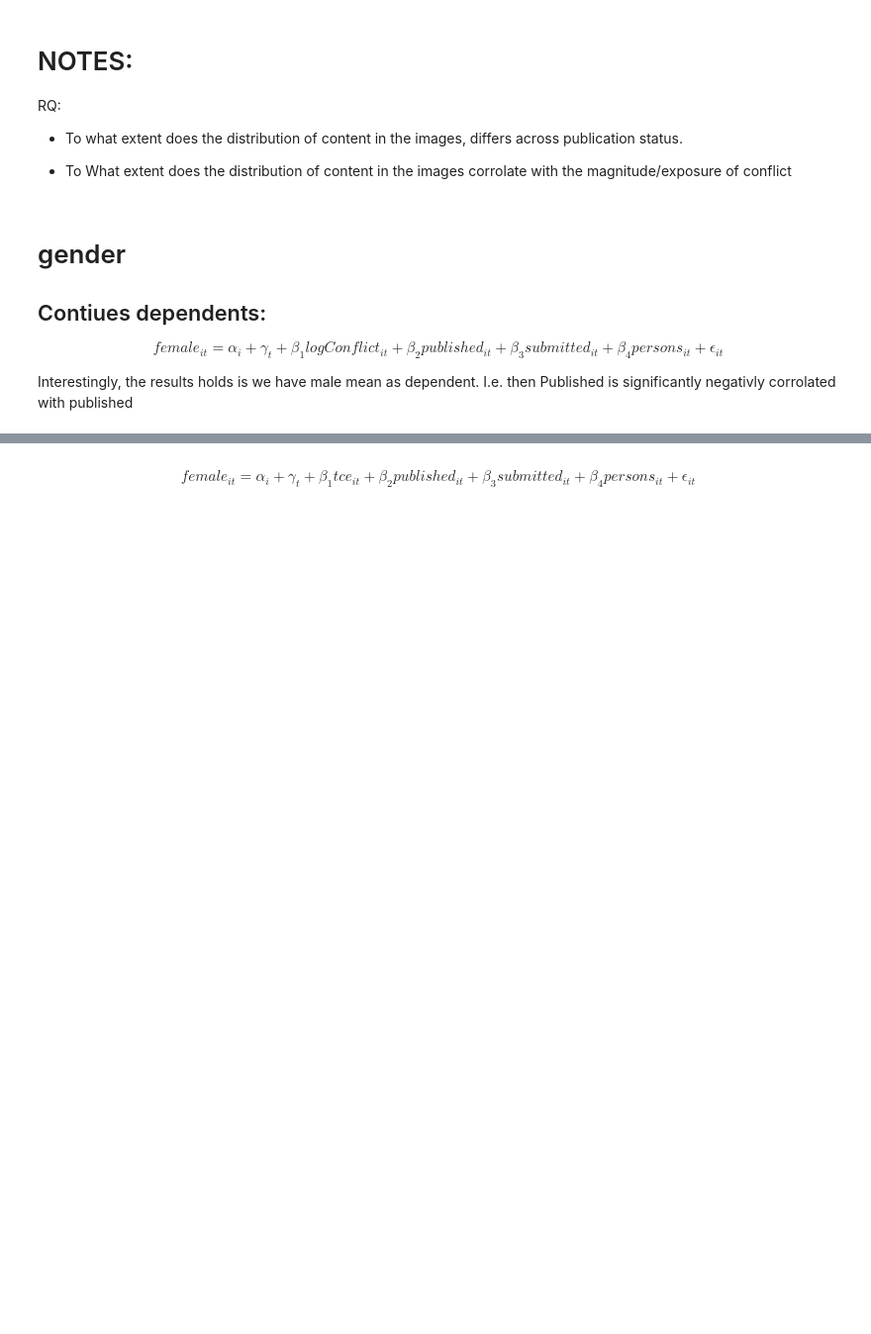
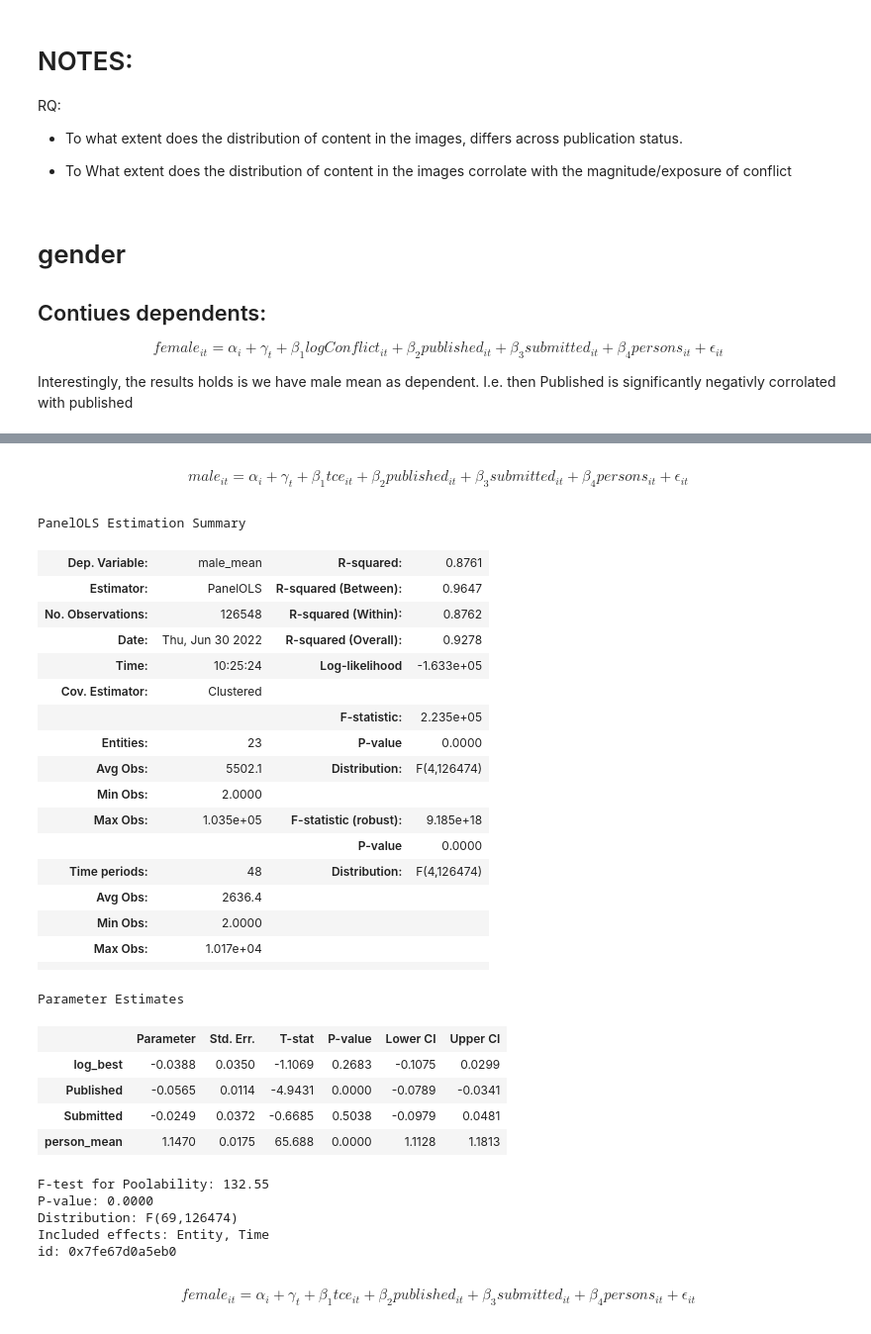
Before and after one commit to Polichinel/Detectron2, a Jupyter notebook: misc/assorted_stats.ipynb, the cells around one changed output, grey strips where cells are left out. Shown at 99% size. Drawn from its saved outputs; the diff is of its cells as text; code cells hidden in the pictures; blank space fills up the shorter version.

```diff
--- a/misc/assorted_stats.ipynb
+++ b/misc/assorted_stats.ipynb
@@ -96,3 +96,50 @@ id: 0x7f454f129eb0
+# %% [markdown]
+$$
+male_{it} = \alpha_{i} + \gamma_{t} + \beta_{1} tce_{it} + \beta_{2} published_{it} + \beta_{3} submitted_{it} + \beta_{4} persons_{it} + \epsilon_{it}
+$$
+# %%
+X = df_sub.loc[:,['log_best', 'Published', 'Submitted', 'person_mean']] # raw is ref
+y = df_sub.loc[:, 'male_mean']
+
+m = PanelOLS(dependent=y,
+            exog=X,
+            entity_effects=True,
+            time_effects=True,
+            drop_absorbed = True)
+
+# m = PanelOLS.from_formula('female_mean ~ log_best + Published + Submitted + person_mean + EntityEffects + TimeEffects', data=df_sub)
+
+m.fit(cov_type='clustered', cluster_time=True, cluster_entity=True)
+# %% [output]
+PanelOLS Estimation Summary
+| Dep. Variable: | male_mean | R-squared: | 0.8761 |
+| Estimator: | PanelOLS | R-squared (Between): | 0.9647 |
+| No. Observations: | 126548 | R-squared (Within): | 0.8762 |
+| Date: | Thu, Jun 30 2022 | R-squared (Overall): | 0.9278 |
+| Time: | 10:25:24 | Log-likelihood | -1.633e+05 |
+| Cov. Estimator: | Clustered |  |  |
+|  |  | F-statistic: | 2.235e+05 |
+| Entities: | 23 | P-value | 0.0000 |
+| Avg Obs: | 5502.1 | Distribution: | F(4,126474) |
+| Min Obs: | 2.0000 |  |  |
+| Max Obs: | 1.035e+05 | F-statistic (robust): | 9.185e+18 |
+|  |  | P-value | 0.0000 |
+| Time periods: | 48 | Distribution: | F(4,126474) |
+| Avg Obs: | 2636.4 |  |  |
+| Min Obs: | 2.0000 |  |  |
+| Max Obs: | 1.017e+04 |  |  |
+|  |  |  |  |
+Parameter Estimates
+|  | Parameter | Std. Err. | T-stat | P-value | Lower CI | Upper CI |
+| log_best | -0.0388 | 0.0350 | -1.1069 | 0.2683 | -0.1075 | 0.0299 |
+| Published | -0.0565 | 0.0114 | -4.9431 | 0.0000 | -0.0789 | -0.0341 |
+| Submitted | -0.0249 | 0.0372 | -0.6685 | 0.5038 | -0.0979 | 0.0481 |
+| person_mean | 1.1470 | 0.0175 | 65.688 | 0.0000 | 1.1128 | 1.1813 |
+F-test for Poolability: 132.55
+P-value: 0.0000
+Distribution: F(69,126474)
+Included effects: Entity, Time
+id: 0x7fe67d0a5eb0
 # %% [markdown]
 
 $$
```
Also changed, not shown: parts of 5 cells of this notebook.
